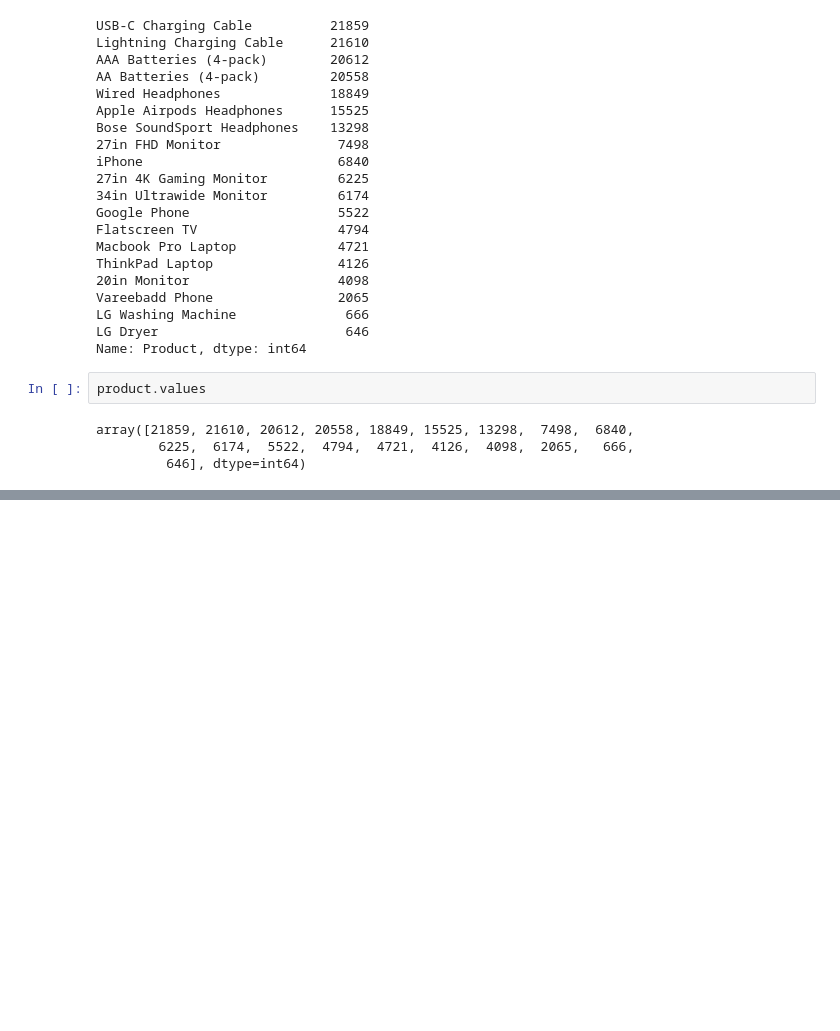
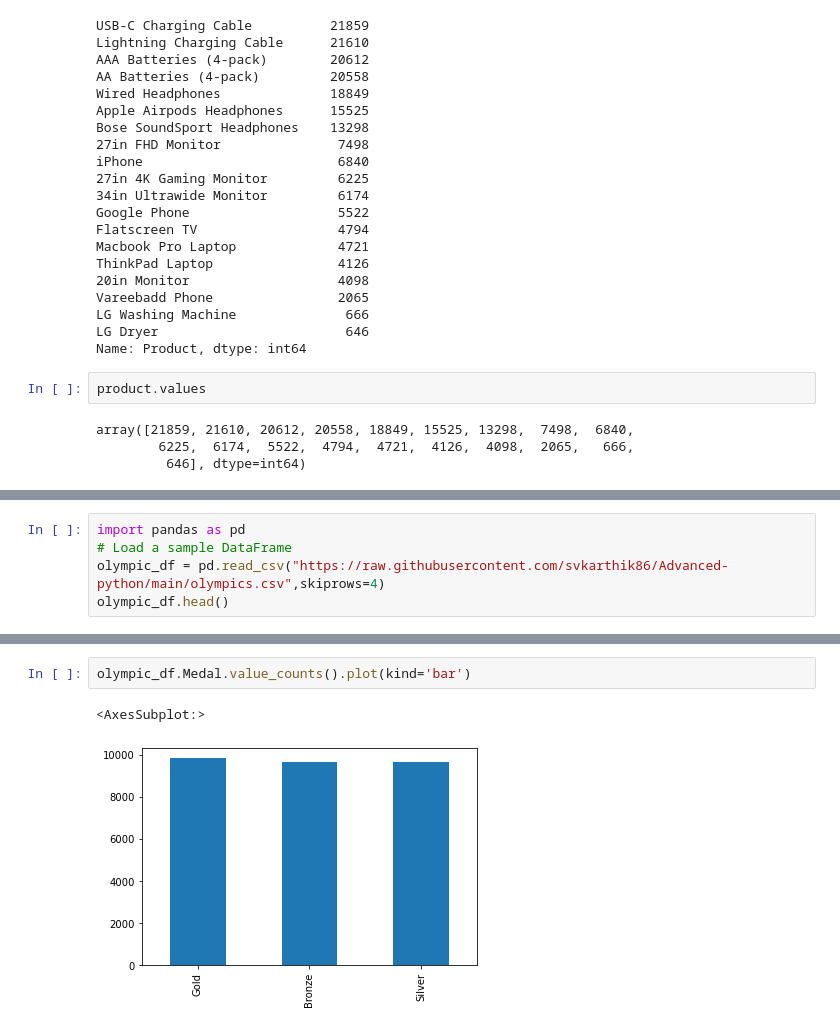
Before and after one commit to Edubridge-karthik/EXL-CHENNAI---8410-and-PUNE-8414-DA--Batch, a Jupyter notebook: EXL-CHENNAI and PUNE- DA/Pandas_lec.ipynb, the cells around one changed output, grey strips where cells are left out. Drawn from its saved outputs; the diff is of its cells as text; blank space fills up the shorter version.

```diff
--- a/EXL-CHENNAI and PUNE- DA/Pandas_lec.ipynb
+++ b/EXL-CHENNAI and PUNE- DA/Pandas_lec.ipynb
@@ -3288,0 +3325,5 @@ plt.show()
+# %%
+import pandas as pd
+# Load a sample DataFrame
+olympic_df = pd.read_csv("https://raw.githubusercontent.com/svkarthik86/Advanced-python/main/olympics.csv",skiprows=4)
+olympic_df.head()
@@ -3288,0 +3337,5 @@ plt.show()
+# %%
+olympic_df.Medal.value_counts().plot(kind='bar')
+# %% [output]
+<AxesSubplot:>
+[figure, added]
```
Also changed, not shown: parts of 44 cells of this notebook.
